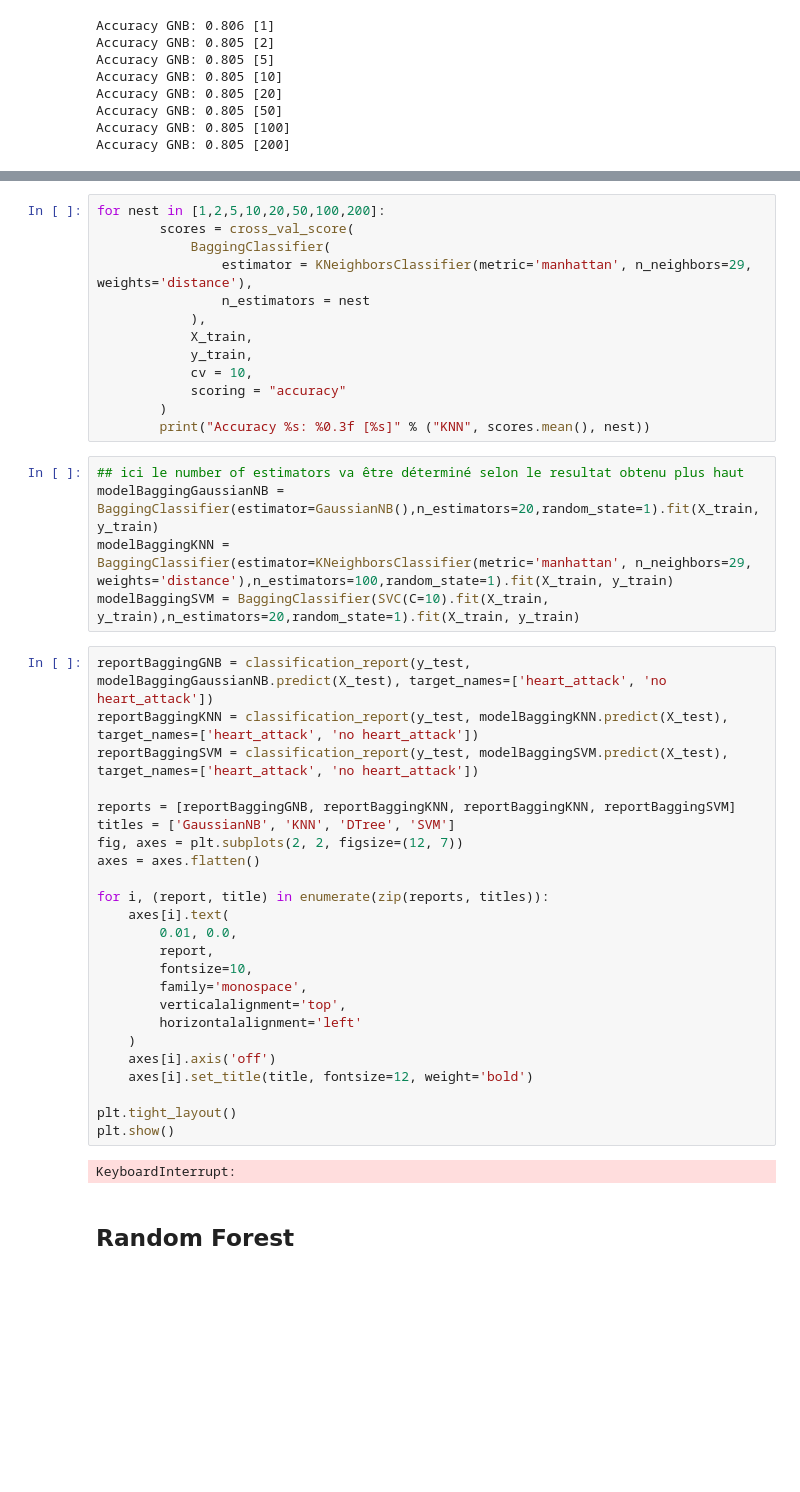
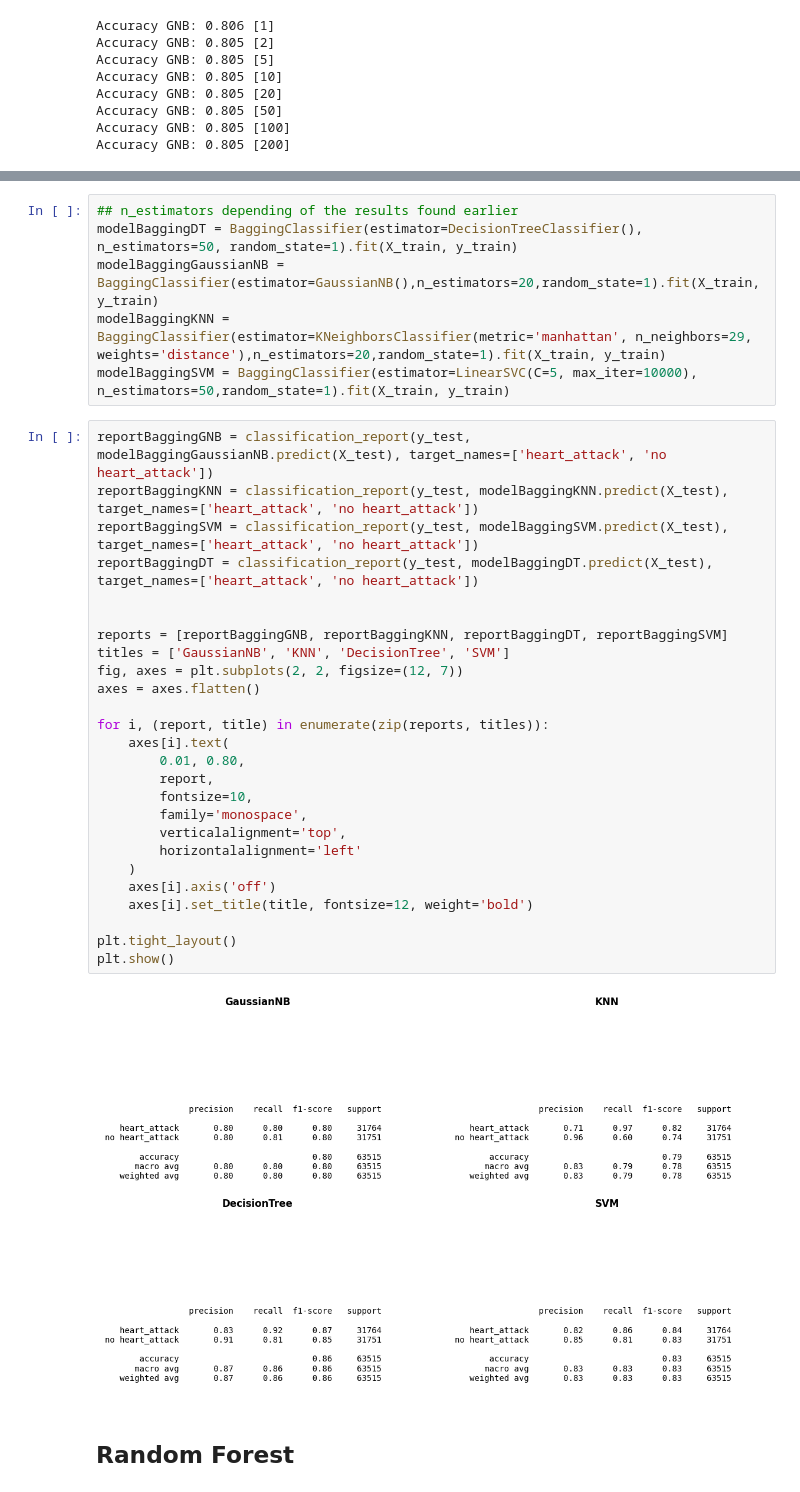
Before and after one commit to alexlafuente/heart_attack_prediction_md, a Jupyter notebook: meta_learning.ipynb, the cells around one changed output, grey strips where cells are left out. Saved outputs shown, nothing was run; the diff lists cells and outputs as text; blank space fills up the shorter version.

Commit message:
added bagging for meta-learning

```diff
--- a/meta_learning.ipynb
+++ b/meta_learning.ipynb
@@ -318,47 +355,37 @@ for nest in [1,2,5,10,20,50,100,200]:
-# %%
-for nest in [1,2,5,10,20,50,100,200]:
-        scores = cross_val_score(
-            BaggingClassifier(
-                estimator = KNeighborsClassifier(metric='manhattan', n_neighbors=29, weights='distance'),
-                n_estimators = nest
-            ),
-            X_train,
-            y_train,
-            cv = 10,
-            scoring = "accuracy"
-        )
-        print("Accuracy %s: %0.3f [%s]" % ("KNN", scores.mean(), nest))
 # %%
-## ici le number of estimators va être déterminé selon le resultat obtenu plus haut
+## n_estimators depending of the results found earlier
+modelBaggingDT = BaggingClassifier(estimator=DecisionTreeClassifier(), n_estimators=50, random_state=1).fit(X_train, y_train)
 modelBaggingGaussianNB = BaggingClassifier(estimator=GaussianNB(),n_estimators=20,random_state=1).fit(X_train, y_train)
-modelBaggingKNN = BaggingClassifier(estimator=KNeighborsClassifier(metric='manhattan', n_neighbors=29, weights='distance'),n_estimators=100,random_state=1).fit(X_train, y_train)
-modelBaggingSVM = BaggingClassifier(SVC(C=10).fit(X_train, y_train),n_estimators=20,random_state=1).fit(X_train, y_train)
+modelBaggingKNN = BaggingClassifier(estimator=KNeighborsClassifier(metric='manhattan', n_neighbors=29, weights='distance'),n_estimators=20,random_state=1).fit(X_train, y_train)
+modelBaggingSVM = BaggingClassifier(estimator=LinearSVC(C=5, max_iter=10000), n_estimators=50,random_state=1).fit(X_train, y_train)
 # %%
 reportBaggingGNB = classification_report(y_test, modelBaggingGaussianNB.predict(X_test), target_names=['heart_attack', 'no heart_attack'])
 reportBaggingKNN = classification_report(y_test, modelBaggingKNN.predict(X_test), target_names=['heart_attack', 'no heart_attack'])
 reportBaggingSVM = classification_report(y_test, modelBaggingSVM.predict(X_test), target_names=['heart_attack', 'no heart_attack'])
+reportBaggingDT = classification_report(y_test, modelBaggingDT.predict(X_test), target_names=['heart_attack', 'no heart_attack'])
 
-reports = [reportBaggingGNB, reportBaggingKNN, reportBaggingKNN, reportBaggingSVM]
-titles = ['GaussianNB', 'KNN', 'DTree', 'SVM']
+
+reports = [reportBaggingGNB, reportBaggingKNN, reportBaggingDT, reportBaggingSVM]
+titles = ['GaussianNB', 'KNN', 'DecisionTree', 'SVM']
 fig, axes = plt.subplots(2, 2, figsize=(12, 7))
 axes = axes.flatten()
 
 for i, (report, title) in enumerate(zip(reports, titles)):
     axes[i].text(
-        0.01, 0.0,
+        0.01, 0.80,
         report,
         fontsize=10,
         family='monospace',
         verticalalignment='top',
         horizontalalignment='left'
     )
     axes[i].axis('off')
     axes[i].set_title(title, fontsize=12, weight='bold')
 
 plt.tight_layout()
 plt.show()
 # %% [output]
-KeyboardInterrupt:
+[figure, added]
 # %% [markdown]
 ## **Random Forest**
 # %%
```
Also changed, not shown: parts of 19 cells of this notebook.
